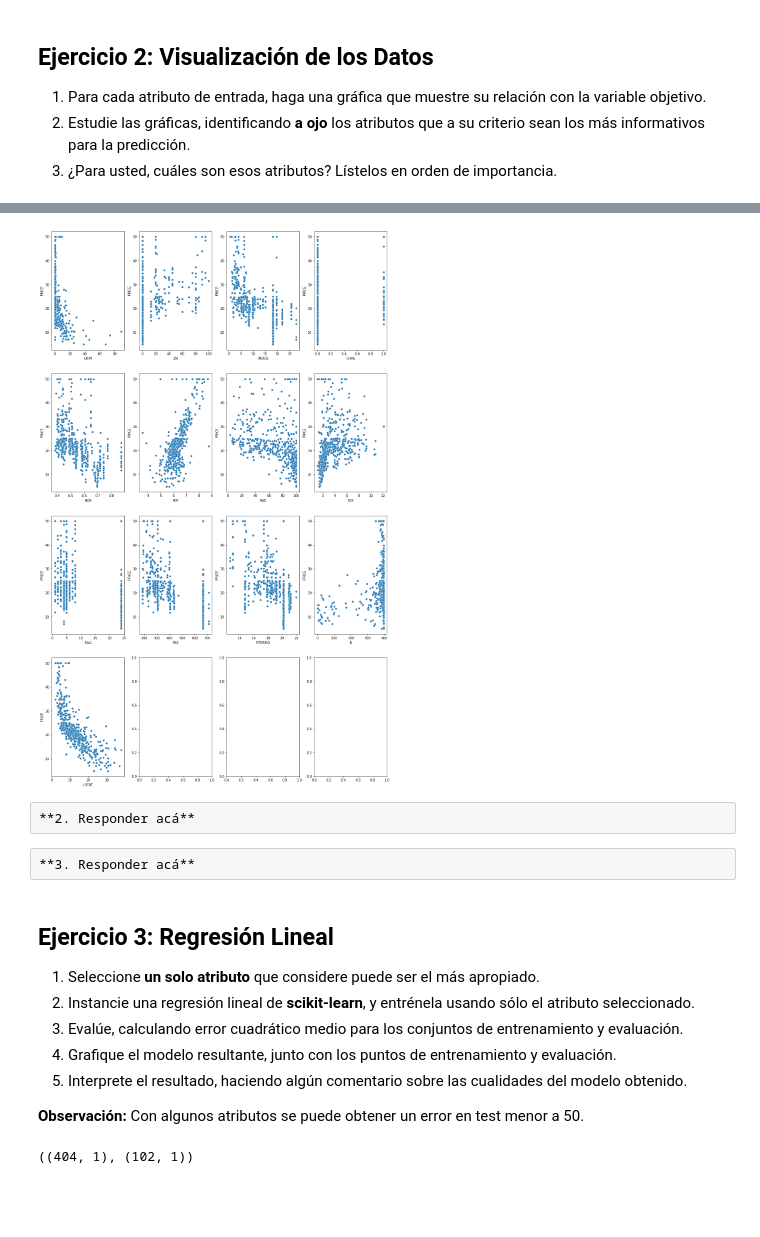
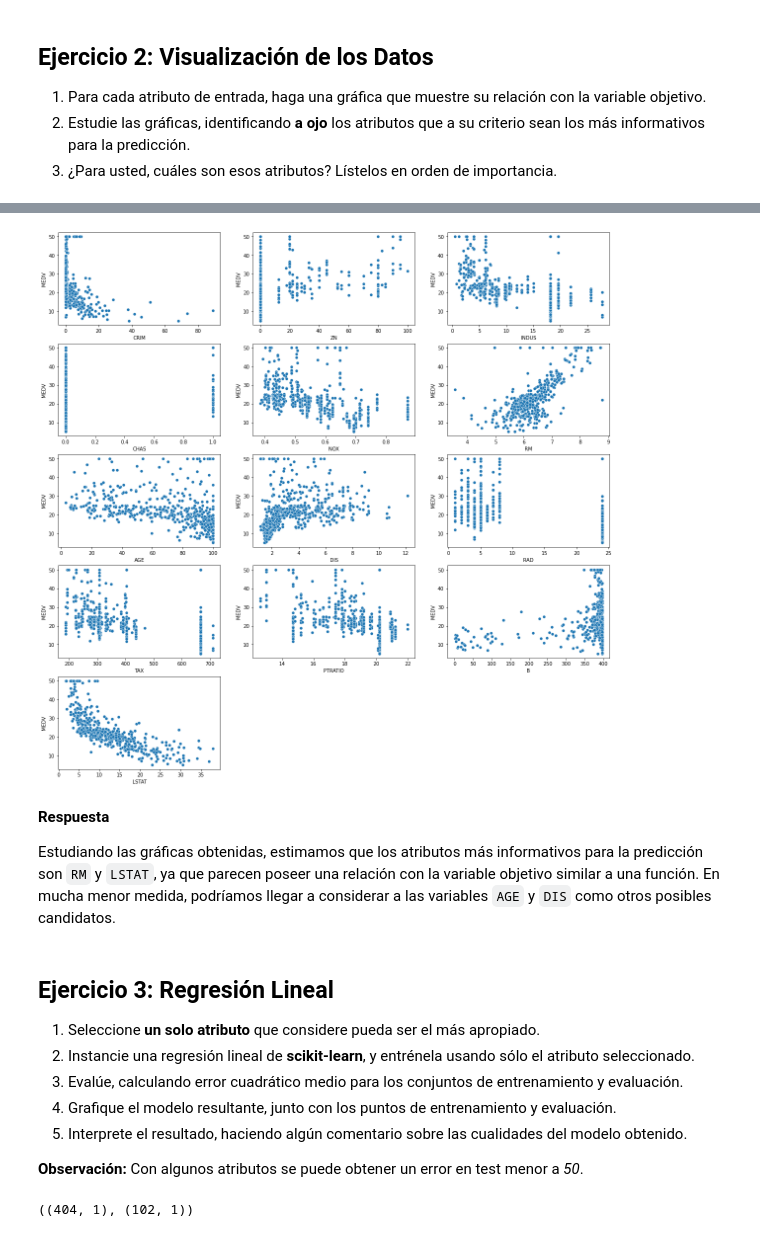
Before and after one commit to mgobbi289/DiploDatos, a Jupyter notebook: IntroduccionAprendizajeAutomatico/Lab_1.ipynb, the cells around one changed output, grey strips where cells are left out. Saved outputs shown, nothing was run; the diff lists cells and outputs as text; code cells hidden in the pictures; blank space fills up the shorter version.

```diff
--- a/IntroduccionAprendizajeAutomatico/Lab_1.ipynb
+++ b/IntroduccionAprendizajeAutomatico/Lab_1.ipynb
@@ -171,11 +171,3 @@ df.describe()
 1. Para cada atributo de entrada, haga una gráfica que muestre su relación con la variable objetivo.
 2. Estudie las gráficas, identificando **a ojo** los atributos que a su criterio sean los más informativos para la predicción.
 3. ¿Para usted, cuáles son esos atributos? Lístelos en orden de importancia.
-# %%
-# 1. Resolver acá. Ayuda/ejemplo:
-feature = 'CRIM'
-selector = (boston['feature_names'] == feature)
-
-plt.scatter(X[:, selector], y, facecolor="dodgerblue", edgecolor="k", label="datos")
-plt.title(feature)
-plt.show()
@@ -184,57 +174,45 @@ plt.show()
 # %%
 import math
-import seaborn
 
-features = list(boston.feature_names)
+features = boston.feature_names
 
-# Create general layout
-n_cols = 4
-n_rows = 4
+# Creamos diseño general
+n_cols = 3
+n_rows = 5
 
-fig, axs = plt.subplots(n_rows, n_cols, figsize=(18, 30))
+fig, axs = plt.subplots(n_rows, n_cols, figsize=(20, 20))
 
-for i, f in enumerate(features):
+for i, feature in enumerate(features):
     # Calculamos filas y columnas
     row = math.floor(i / n_cols)
     col = i % n_cols
     # Configuramos visualización
     ax = axs[row, col]
+    # Visualizamos la distribución de variables
+    sb.scatterplot(data=df, x=feature, y='MEDV', ax=ax)
 
-    selector = (boston['feature_names'] == f)
-    #plt.scatter(X[:, selector], y, facecolor="dodgerblue", edgecolor="k", label="datos")#, axis=ax)
-    seaborn.scatterplot(data=df, x=f, y='PRICE', ax=ax)
-    #plt.title(f)
-    #plt.show()
-    #ax.imshow(p)#, interpolation='bilinear')
-    #ax.axis('off')
-    #ax.set_title(':)')
-    #ax.imshow(wc, interpolation='bilinear')
-    #ax.axis('off')
-    #ax.set_title(area)
-    #, ax=axes[index]
-
-
-# Limpiamos subplots vacíos
-#for col in range(n_cols):
-#    for row in range(n_rows):
-#        if not axs[row, col].lines:
-#            axs[row, col].axis('off')
+# Limpiamos gráficos vacíos
+for col in range(n_cols):
+    for row in range(n_rows):
+        if not axs[row, col].has_data():
+            axs[row, col].axis('off')
 # %% [output]
-[figure, old version]
+[figure, new version]
-# %% [raw]
-**2. Responder acá**
-# %% [raw]
-**3. Responder acá**
+# %% [markdown]
+**Respuesta**
+
+Estudiando las gráficas obtenidas, estimamos que los atributos más informativos para la predicción son `RM` y `LSTAT`, ya que parecen poseer una relación con la variable objetivo similar a una función.
+En mucha menor medida, podríamos llegar a considerar a las variables `AGE` y `DIS` como otros posibles candidatos.
 # %% [markdown]
 ## Ejercicio 3: Regresión Lineal
 
-1. Seleccione **un solo atributo** que considere puede ser el más apropiado.
+1. Seleccione **un solo atributo** que considere pueda ser el más apropiado.
 2. Instancie una regresión lineal de **scikit-learn**, y entrénela usando sólo el atributo seleccionado.
 3. Evalúe, calculando error cuadrático medio para los conjuntos de entrenamiento y evaluación.
 4. Grafique el modelo resultante, junto con los puntos de entrenamiento y evaluación.
 5. Interprete el resultado, haciendo algún comentario sobre las cualidades del modelo obtenido.
 
-**Observación:** Con algunos atributos se puede obtener un error en test menor a 50.
+**Observación:** Con algunos atributos se puede obtener un error en test menor a *50*.
 # %%
 # 1. Resolver acá. Ayuda:
 feature = 'CRIM'  # selecciono el atributo 'CRIM'
```
Also changed, not shown: parts of 1 cell of this notebook.
